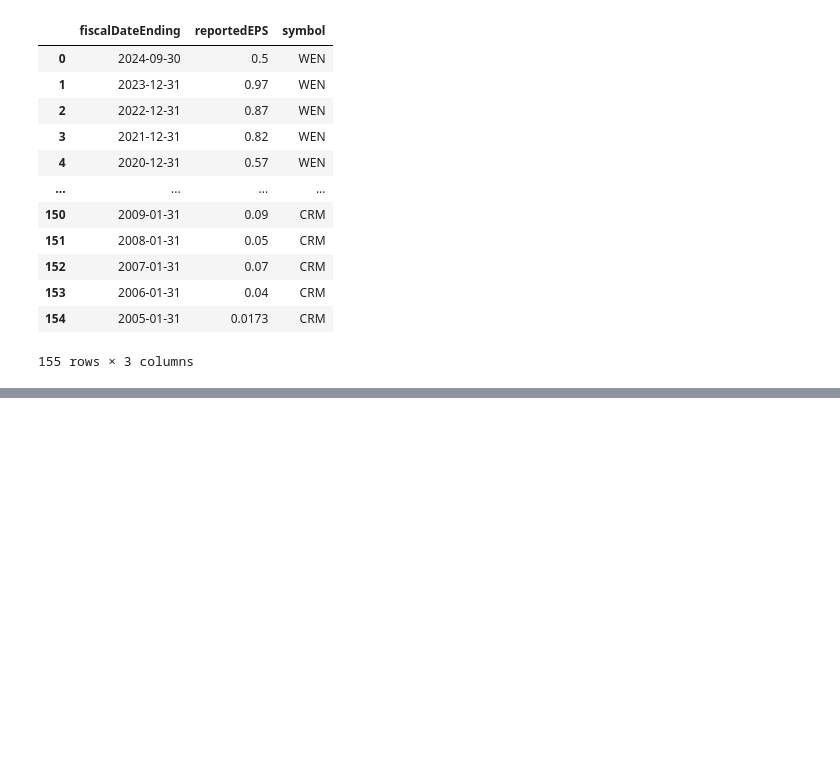
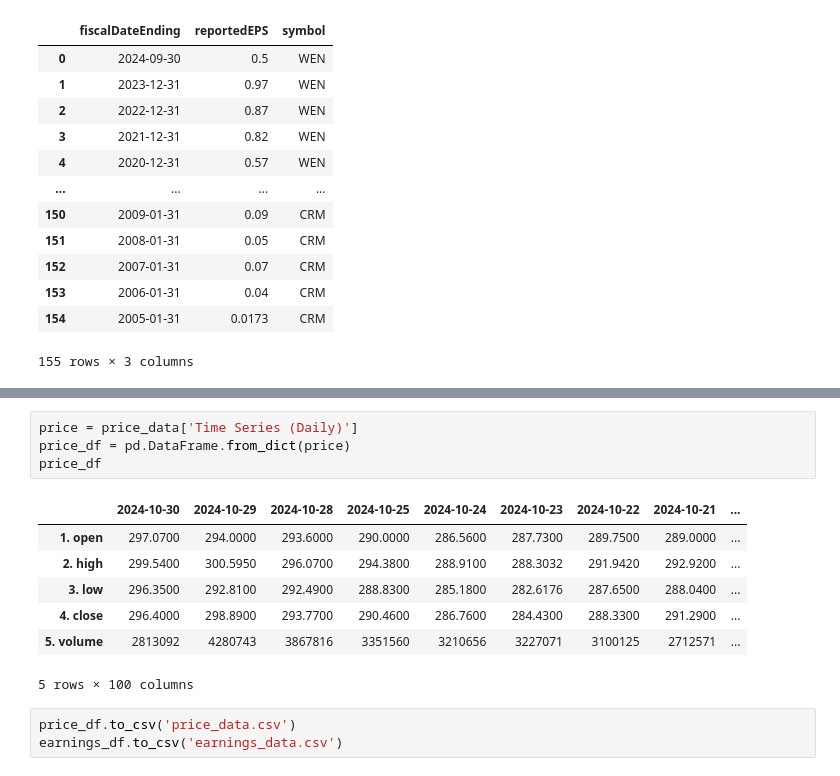
Before and after one commit to skolten27/my-blog, a Jupyter notebook: post_2.ipynb, the cells around one changed output, grey strips where cells are left out. Saved outputs shown, nothing was run; the diff lists cells and outputs as text; blank space fills up the shorter version.

```diff
--- a/post_2.ipynb
+++ b/post_2.ipynb
@@ -90,0 +117,15 @@ price_data
+# %%
+price = price_data['Time Series (Daily)']
+price_df = pd.DataFrame.from_dict(price)
+price_df
+# %% [output]
+|  | 2024-10-30 | 2024-10-29 | 2024-10-28 | 2024-10-25 | 2024-10-24 | 2024-10-23 | 2024-10-22 | 2024-10-21 | ... |
+| 1. open | 297.0700 | 294.0000 | 293.6000 | 290.0000 | 286.5600 | 287.7300 | 289.7500 | 289.0000 | ... |
+| 2. high | 299.5400 | 300.5950 | 296.0700 | 294.3800 | 288.9100 | 288.3032 | 291.9420 | 292.9200 | ... |
+| 3. low | 296.3500 | 292.8100 | 292.4900 | 288.8300 | 285.1800 | 282.6176 | 287.6500 | 288.0400 | ... |
+| 4. close | 296.4000 | 298.8900 | 293.7700 | 290.4600 | 286.7600 | 284.4300 | 288.3300 | 291.2900 | ... |
+| 5. volume | 2813092 | 4280743 | 3867816 | 3351560 | 3210656 | 3227071 | 3100125 | 2712571 | ... |
+5 rows × 100 columns
+# %%
+price_df.to_csv('price_data.csv')
+earnings_df.to_csv('earnings_data.csv')
```
Also changed, not shown: parts of 3 cells of this notebook, 4 other files.
